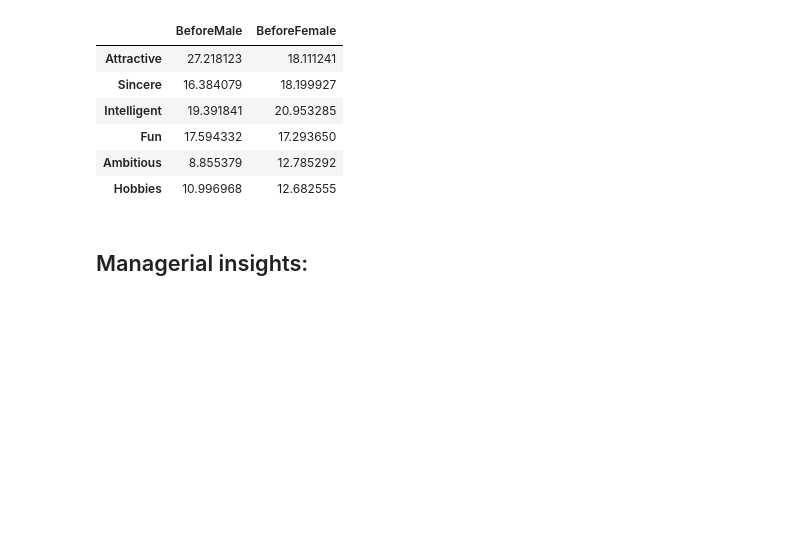
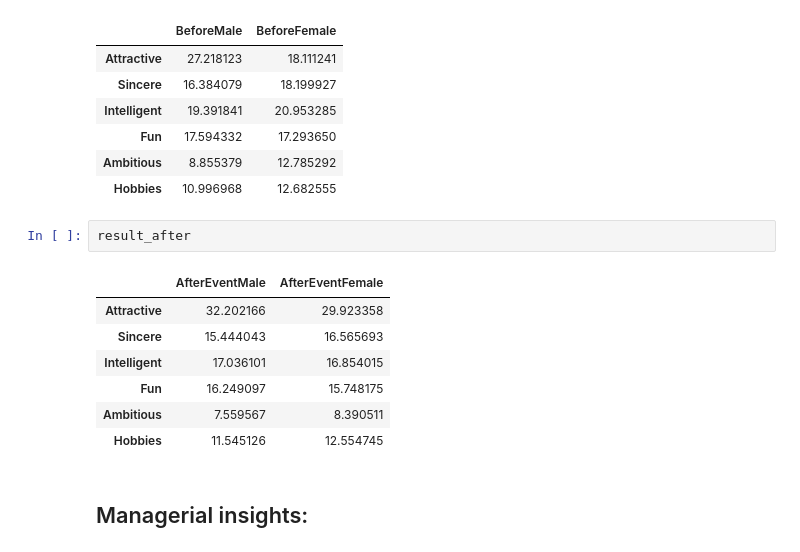
Before and after one commit to kshitijasankhe/SpeedDatingDataset, a Jupyter notebook: SpeedDating - FinalReport.ipynb, the cells around one changed output. Saved outputs shown, nothing was run; the diff lists cells and outputs as text; blank space fills up the shorter version.

```diff
--- a/SpeedDating - FinalReport.ipynb
+++ b/SpeedDating - FinalReport.ipynb
@@ -415,6 +415,16 @@ result_before
 | Fun | 17.594332 | 17.293650 |
 | Ambitious | 8.855379 | 12.785292 |
 | Hobbies | 10.996968 | 12.682555 |
+# %%
+result_after
+# %% [output]
+|  | AfterEventMale | AfterEventFemale |
+| Attractive | 32.202166 | 29.923358 |
+| Sincere | 15.444043 | 16.565693 |
+| Intelligent | 17.036101 | 16.854015 |
+| Fun | 16.249097 | 15.748175 |
+| Ambitious | 7.559567 | 8.390511 |
+| Hobbies | 11.545126 | 12.554745 |
 # %% [markdown]
 ## Managerial insights:
 # %% [markdown]
```
Also changed, not shown: parts of 10 cells of this notebook.
